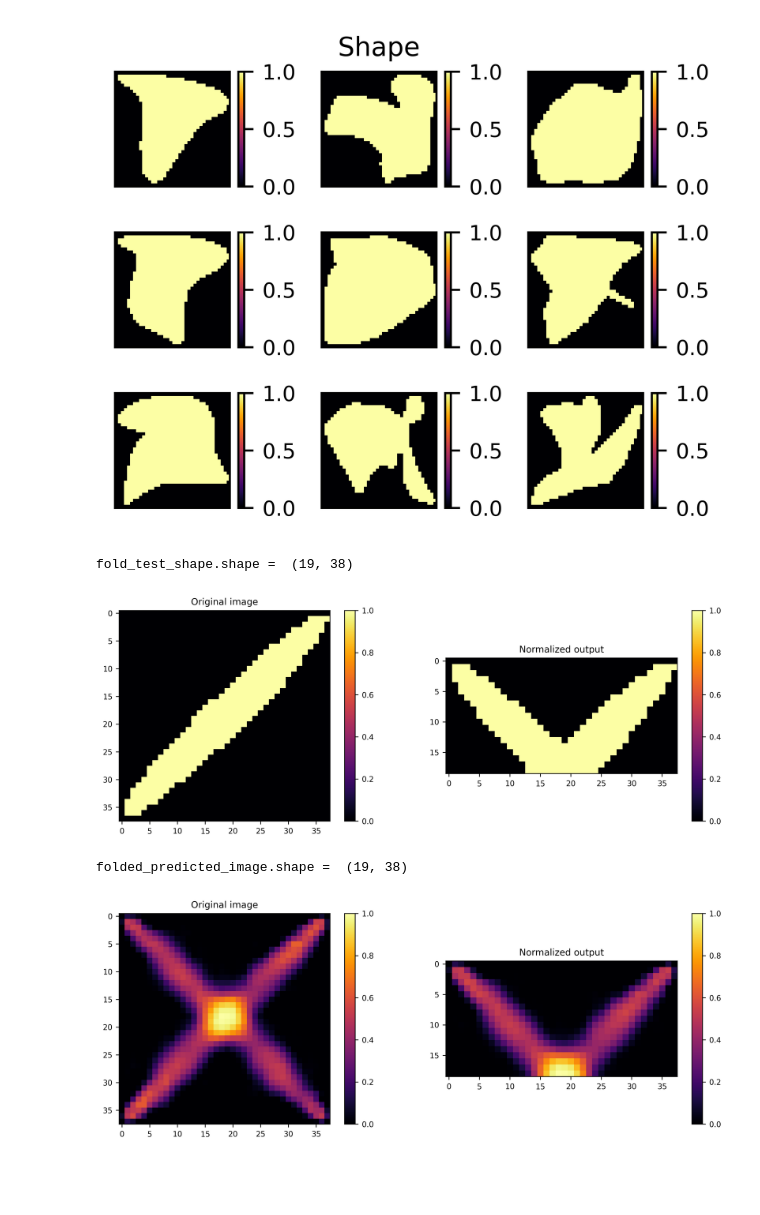
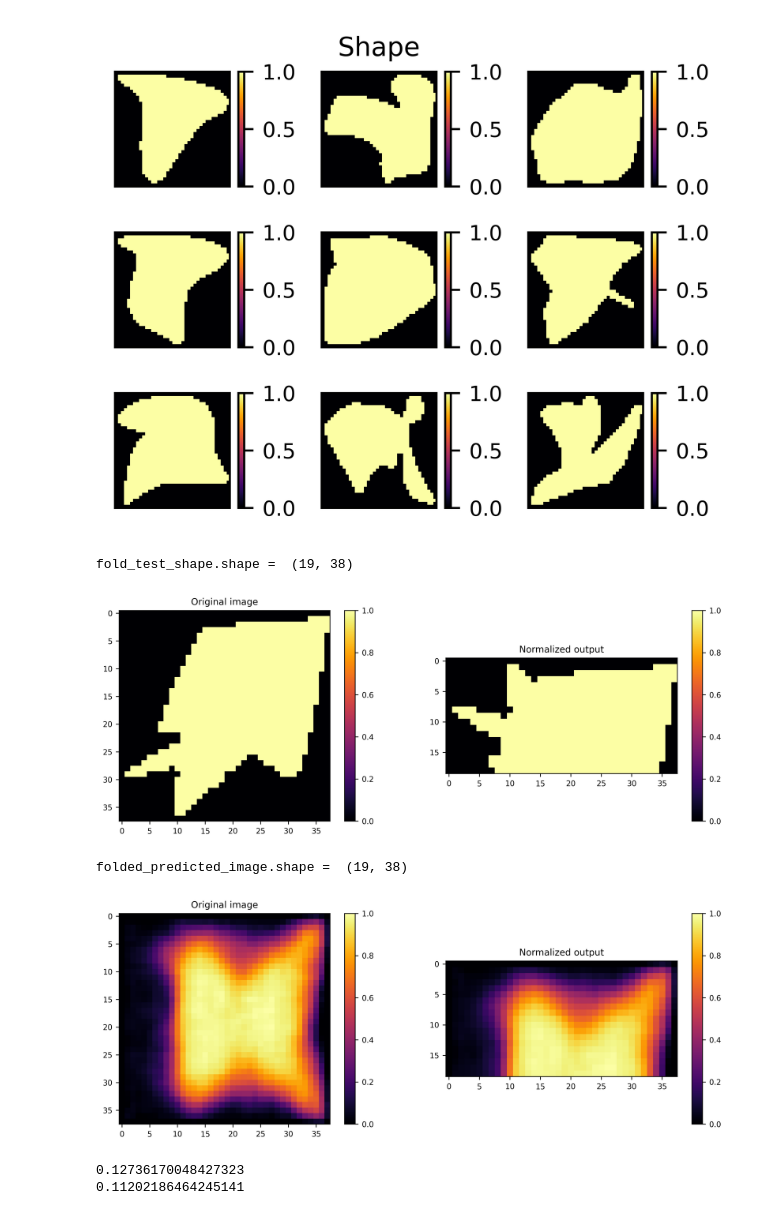
Before and after one commit to abrahammathews2000/mega, a Jupyter notebook: ml_training/calc_MSE_predict_shapes.ipynb, the cells around one changed output. Saved outputs shown, nothing was run; the diff lists cells and outputs as text; code cells hidden in the pictures; blank space fills up the shorter version.

Commit message:
Wrote code to calculate Mean Square Error for one shape, between original image and predicted image (both folded)

```diff
--- a/ml_training/calc_MSE_predict_shapes.ipynb
+++ b/ml_training/calc_MSE_predict_shapes.ipynb
@@ -295,12 +295,15 @@ def fold_original_image(org_image):
     return(folded_image)
 
 # Code to test the above function
-fold_test_shape = fold_original_image(test_shape[0])
+index_compare = 19
+original_test = test_shape[int(index_compare)]
+fold_test_shape = fold_original_image(original_test)
+
 print("fold_test_shape.shape = ",fold_test_shape.shape)
 
 fig, ax = plt.subplots(1, 2, figsize=(12, 4))
-
-im = ax[0].imshow(test_shape[0], cmap='inferno')
+original = test_shape[0]
+im = ax[0].imshow(original_test, cmap='inferno')
 ax[0].set_title('Original image')
 plt.colorbar(im)
 
@@ -311,33 +314,43 @@ plt.colorbar(im)
 plt.show()
 # %% [output]
 fold_test_shape.shape =  (19, 38)
-[figure, old version]
+[figure, new version]
 # %%
 def fold_predicted_image(predicted_image):
     image_top = predicted_image[0:int(predicted_image.shape[0]/2),:]
     image_bottom = predicted_image[int(predicted_image.shape[0]/2):,:]
     image_bottom_flip = np.flipud(image_bottom)
     folded_predicted_image = image_bottom_flip+image_top
     folded_image_normalized = (folded_predicted_image - np.amin(folded_predicted_image))/(np.amax(folded_predicted_image) - np.amin(folded_predicted_image))
     # folded_image[folded_image>0] = 1
     return(folded_image_normalized)
 
 
 # Code to test the above function
-folded_predicted_image = fold_predicted_image(test_predict_shape_SNR500[0])
+original_predict = test_predict_shape_SNR500[int(index_compare)]
+folded_predicted_image = fold_predicted_image(original_predict)
 print("folded_predicted_image.shape = ",folded_predicted_image.shape)
 
 fig, ax = plt.subplots(1, 2, figsize=(12, 4))
 
-im = ax[0].imshow(test_predict_shape_SNR500[0], cmap='inferno')
+im = ax[0].imshow(original_predict, cmap='inferno')
 ax[0].set_title('Original image')
 plt.colorbar(im)
 
 im = ax[1].imshow(folded_predicted_image, cmap='inferno')
 ax[1].set_title('Normalized output')
 plt.colorbar(im)
 
 plt.show()
 # %% [output]
 folded_predicted_image.shape =  (19, 38)
-[figure, old version]
+[figure, new version]
+# %%
+MSE = np.mean((fold_test_shape-folded_predicted_image)**2)
+print(MSE)
+
+MSE = np.mean((original_test-original_predict)**2)
+print(MSE)
+# %% [output]
+0.12736170048427323
+0.11202186464245141
```
